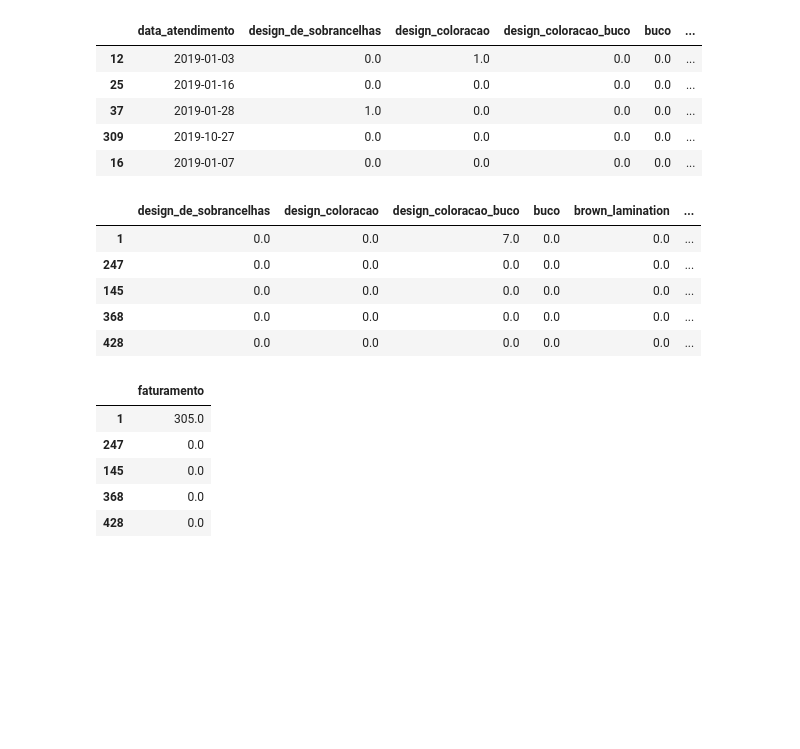
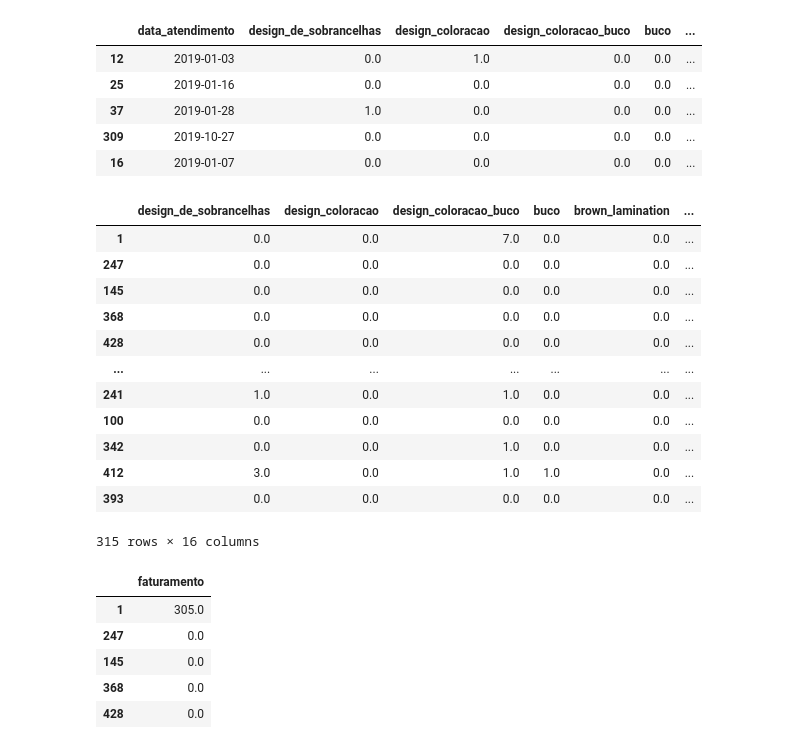
Before and after one commit to robertferro/previsao_faturamento_studio_estetica, a Jupyter notebook: coleta-manipulacao-de-dados.ipynb, the cells around one changed output. Saved outputs shown, nothing was run; the diff lists cells and outputs as text; code cells hidden in the pictures; blank space fills up the shorter version.

```diff
--- a/coleta-manipulacao-de-dados.ipynb
+++ b/coleta-manipulacao-de-dados.ipynb
@@ -70,6 +70,16 @@ Data columns (total 18 columns):
  17  faturamento             729 non-null    float64
 dtypes: float64(17), object(1)
 memory usage: 108.2+ KB
+# %%
+lista_cols=['design_de_sobrancelhas', 'design_coloracao',
+       'design_coloracao_buco', 'buco', 'brown_lamination', 'micropigmentacao',
+       'extensao_de_cilios', 'lash_lifting', 'limpeza_de_pele',
+       'microagulhamento', 'peeling_quimico', 'massagem_relaxante',
+       'pacote_massagem_5', 'drenagem_linfatica', 'striort', 'qtde_clientes',
+       'faturamento']
+
+for i in lista_cols:
+    dados[i]=dados[i].astype(float)
 # %% [markdown]
  - Convertendo a coluna "data_atendimento" para o formato datetime
 # %%
@@ -334,14 +364,21 @@ X_test = test[X_cols]
 y_train = train[y_col]
 y_test = test[y_col]
 # %%
-X_train.head()
+X_train
 # %% [output]
 |  | design_de_sobrancelhas | design_coloracao | design_coloracao_buco | buco | brown_lamination | ... |
 | 1 | 0.0 | 0.0 | 7.0 | 0.0 | 0.0 | ... |
 | 247 | 0.0 | 0.0 | 0.0 | 0.0 | 0.0 | ... |
 | 145 | 0.0 | 0.0 | 0.0 | 0.0 | 0.0 | ... |
 | 368 | 0.0 | 0.0 | 0.0 | 0.0 | 0.0 | ... |
 | 428 | 0.0 | 0.0 | 0.0 | 0.0 | 0.0 | ... |
+| ... | ... | ... | ... | ... | ... | ... |
+| 241 | 1.0 | 0.0 | 1.0 | 0.0 | 0.0 | ... |
+| 100 | 0.0 | 0.0 | 0.0 | 0.0 | 0.0 | ... |
+| 342 | 0.0 | 0.0 | 1.0 | 0.0 | 0.0 | ... |
+| 412 | 3.0 | 0.0 | 1.0 | 1.0 | 0.0 | ... |
+| 393 | 0.0 | 0.0 | 0.0 | 0.0 | 0.0 | ... |
+315 rows × 16 columns
 # %%
 y_train.head()
 # %% [output]
```
Also changed, not shown: parts of 9 cells of this notebook.
